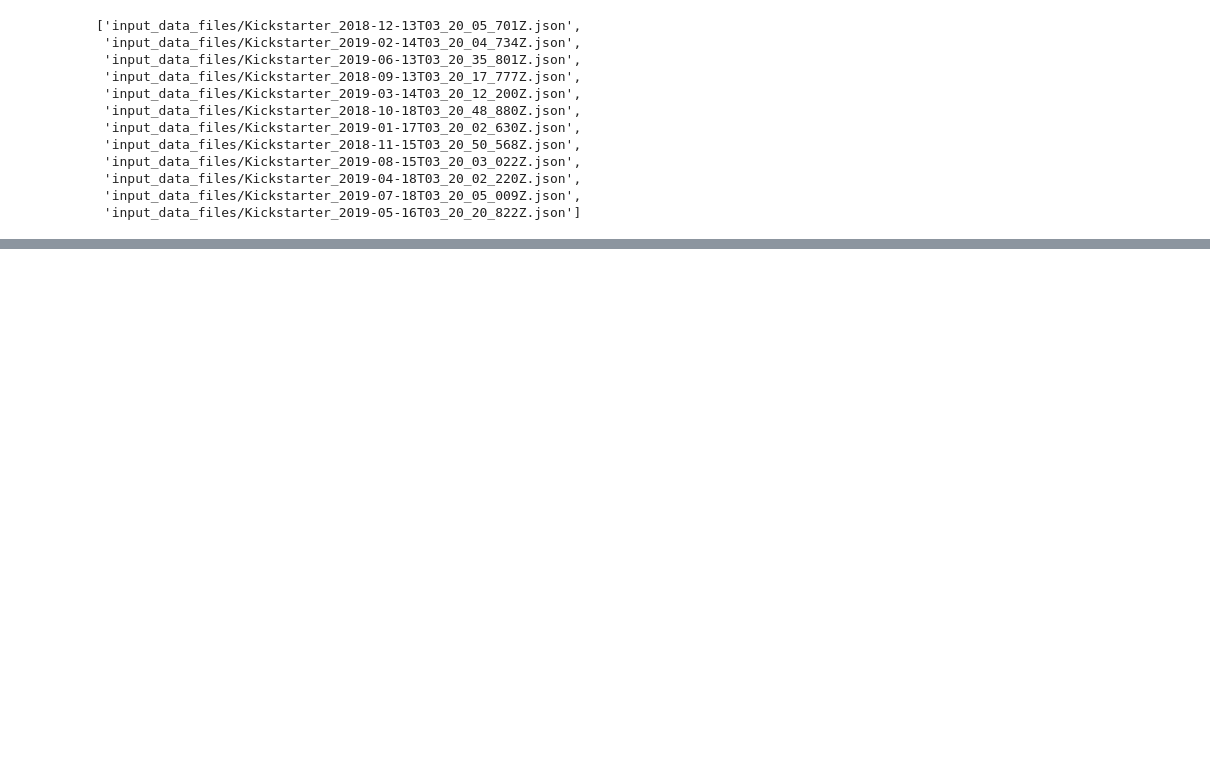
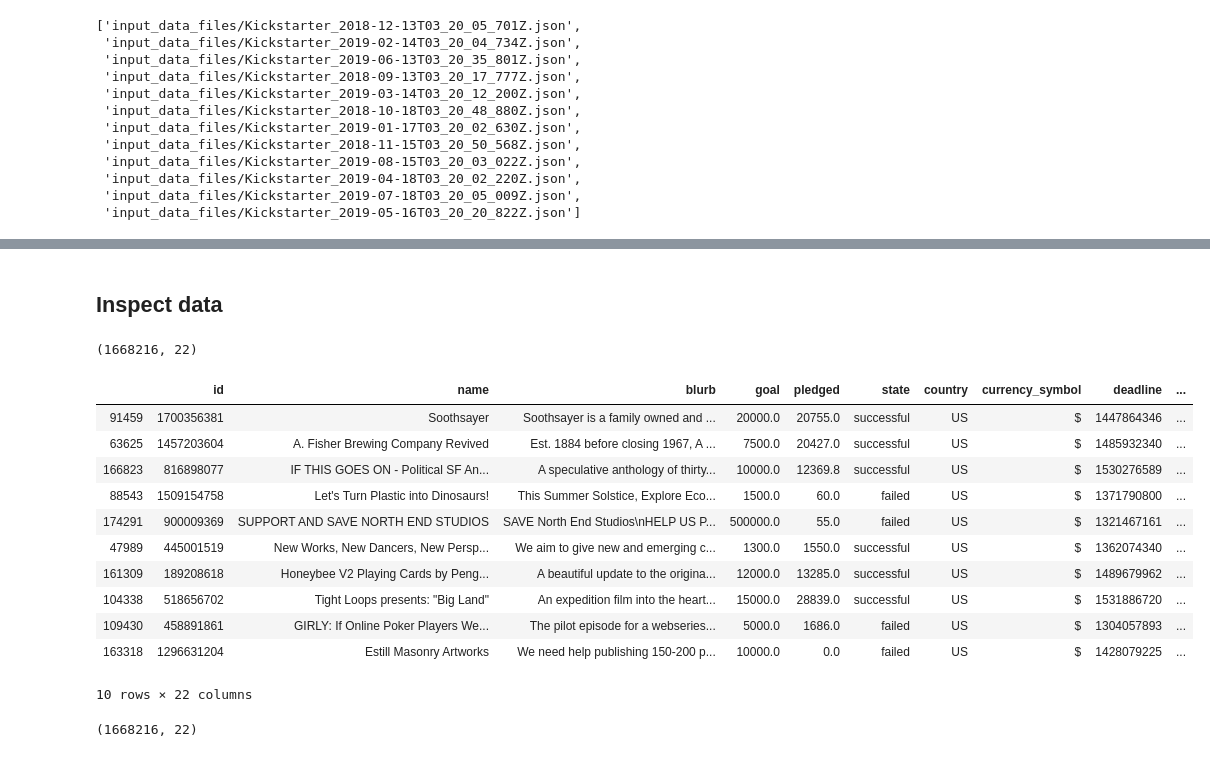
Before and after one commit to ChevyWilliams/insight, a Jupyter notebook: ProcessStructuredData.ipynb, the cells around one changed output, grey strips where cells are left out. Saved outputs shown, nothing was run; the diff lists cells and outputs as text; code cells hidden in the pictures; blank space fills up the shorter version.

```diff
--- a/ProcessStructuredData.ipynb
+++ b/ProcessStructuredData.ipynb
@@ -99,6 +114,28 @@ pkllist
 # %%
+# Iterate over list of files, concatenating and dropping temp_df
 concat_df = pd.DataFrame()
 
 for i, file in enumerate(pkllist):
     temp_df = pd.read_pickle(file)
-    concat_df = pd.concat([concat_df, temp_df], axis=1)
+    concat_df = pd.concat([concat_df, temp_df])
+# %% [markdown]
+## Inspect data
+# %%
+concat_df.shape
+# %% [output]
+(1668216, 22)
+# %%
+concat_df.sample(10)
+# %% [output]
+|  | id | name | blurb | goal | pledged | state | country | currency_symbol | deadline | ... |
+| 91459 | 1700356381 | Soothsayer | Soothsayer is a family owned and ... | 20000.0 | 20755.0 | successful | US | $ | 1447864346 | ... |
+| 63625 | 1457203604 | A. Fisher Brewing Company Revived | Est. 1884 before closing 1967, A ... | 7500.0 | 20427.0 | successful | US | $ | 1485932340 | ... |
+| 166823 | 816898077 | IF THIS GOES ON - Political SF An... | A speculative anthology of thirty... | 10000.0 | 12369.8 | successful | US | $ | 1530276589 | ... |
+| 88543 | 1509154758 | Let's Turn Plastic into Dinosaurs! | This Summer Solstice, Explore Eco... | 1500.0 | 60.0 | failed | US | $ | 1371790800 | ... |
+| 174291 | 900009369 | SUPPORT AND SAVE NORTH END STUDIOS | SAVE North End Studios\nHELP US P... | 500000.0 | 55.0 | failed | US | $ | 1321467161 | ... |
+| 47989 | 445001519 | New Works, New Dancers, New Persp... | We aim to give new and emerging c... | 1300.0 | 1550.0 | successful | US | $ | 1362074340 | ... |
+| 161309 | 189208618 | Honeybee V2 Playing Cards by Peng... | A beautiful update to the origina... | 12000.0 | 13285.0 | successful | US | $ | 1489679962 | ... |
+| 104338 | 518656702 | Tight Loops presents: "Big Land" | An expedition film into the heart... | 15000.0 | 28839.0 | successful | US | $ | 1531886720 | ... |
+| 109430 | 458891861 | GIRLY: If Online Poker Players We... | The pilot episode for a webseries... | 5000.0 | 1686.0 | failed | US | $ | 1304057893 | ... |
+| 163318 | 1296631204 | Estill Masonry Artworks | We need help publishing 150-200 p... | 10000.0 | 0.0 | failed | US | $ | 1428079225 | ... |
+10 rows × 22 columns
@@ -104,0 +144,4 @@ for i, file in enumerate(pkllist):
+# %%
+concat_df.shape
+# %% [output]
+(1668216, 22)
```
Also changed, not shown: parts of 9 cells of this notebook, 4 other files.
